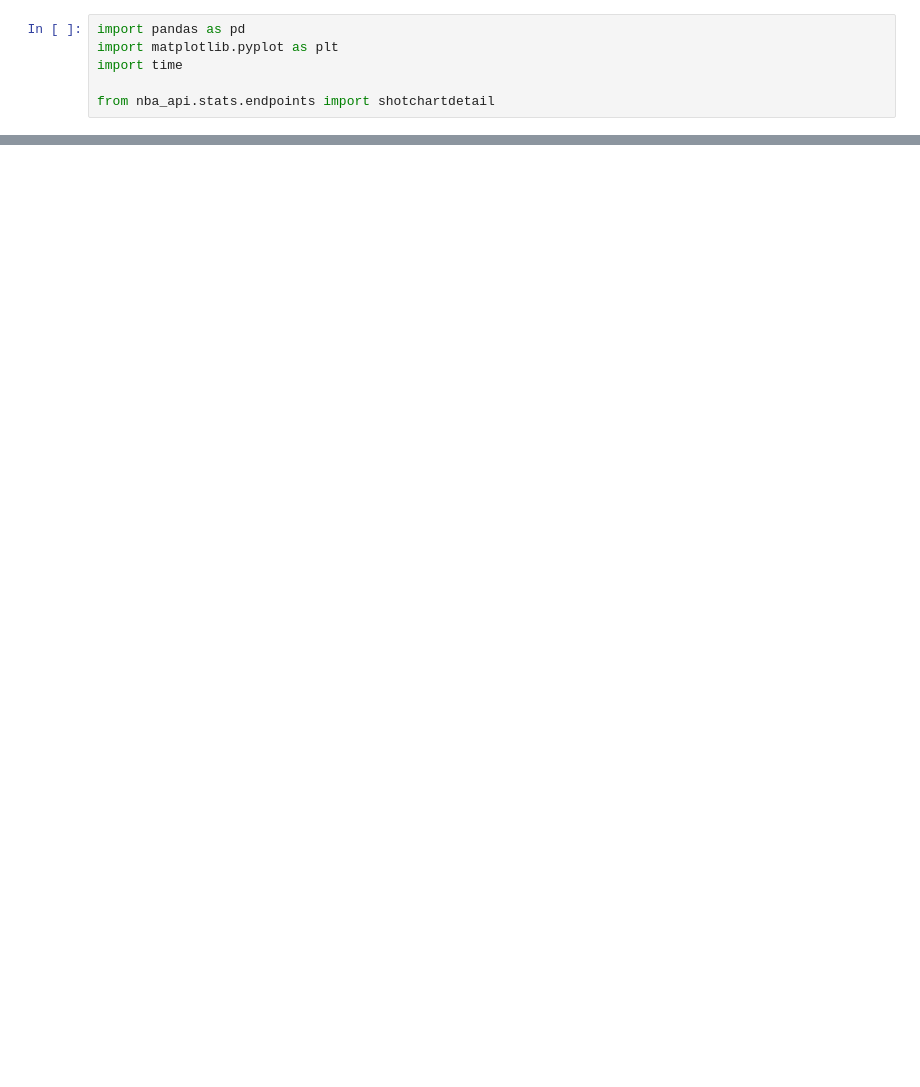
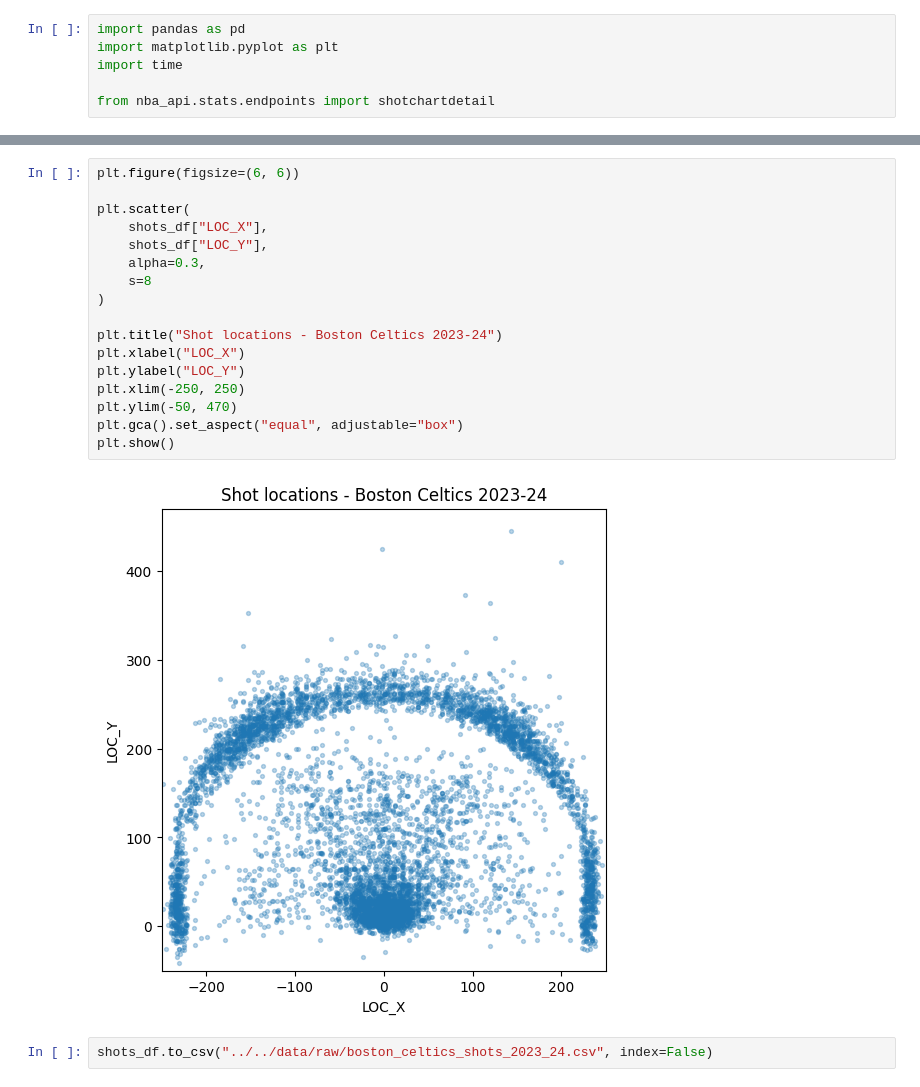
Before and after one commit to Gabriel-Caruso/EDA-Project-Break-I-NBA, a Jupyter notebook: notebooks/carlos/01_api_test_carlos.ipynb, the cells around one changed output, grey strips where cells are left out. Drawn from its saved outputs; the diff is of its cells as text; blank space fills up the shorter version.

```diff
--- a/notebooks/carlos/01_api_test_carlos.ipynb
+++ b/notebooks/carlos/01_api_test_carlos.ipynb
@@ -33,0 +48,21 @@ shots_df.head()
+# %%
+plt.figure(figsize=(6, 6))
+
+plt.scatter(
+    shots_df["LOC_X"],
+    shots_df["LOC_Y"],
+    alpha=0.3,
+    s=8
+)
+
+plt.title("Shot locations - Boston Celtics 2023-24")
+plt.xlabel("LOC_X")
+plt.ylabel("LOC_Y")
+plt.xlim(-250, 250)
+plt.ylim(-50, 470)
+plt.gca().set_aspect("equal", adjustable="box")
+plt.show()
+# %% [output]
+[figure, added]
+# %%
+shots_df.to_csv("../../data/raw/boston_celtics_shots_2023_24.csv", index=False)
```
Also changed, not shown: parts of 14 cells of this notebook, 2 other files.
